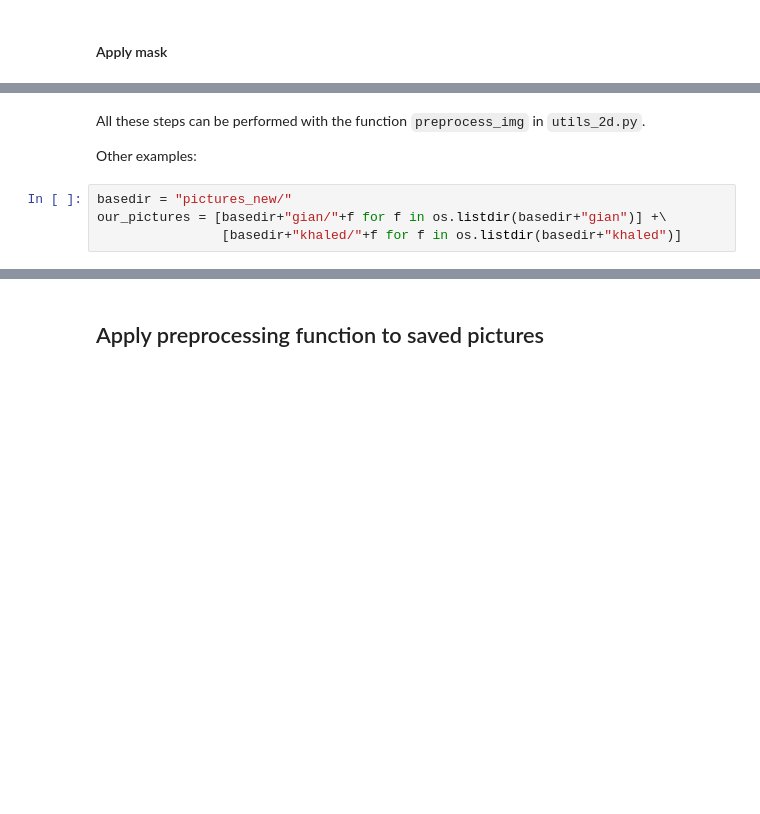
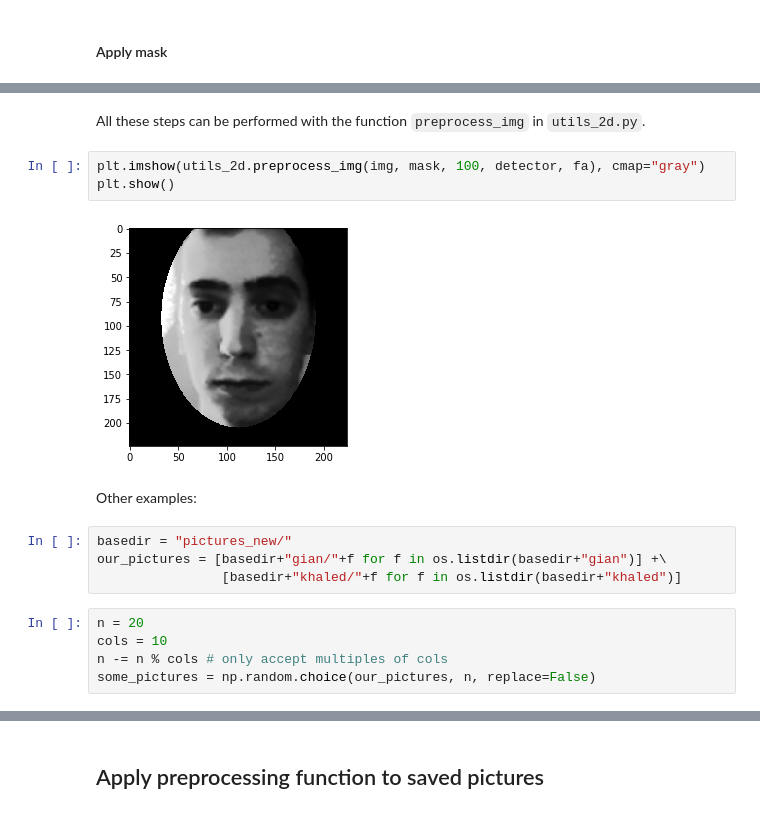
Before and after one commit to GianCarloMilanese/dsim_project, a Jupyter notebook: Images/1_preprocess_pictures.ipynb, the cells around one changed output, grey strips where cells are left out. Saved outputs shown, nothing was run; the diff lists cells and outputs as text; blank space fills up the shorter version.

Commit message:
Change preprocessing steps order

```diff
--- a/Images/1_preprocess_pictures.ipynb
+++ b/Images/1_preprocess_pictures.ipynb
@@ -102,9 +102,19 @@ plt.show()
 # %% [markdown]
 All these steps can be performed with the function `preprocess_img` in `utils_2d.py`.
-
-Other examples:
+# %%
+plt.imshow(utils_2d.preprocess_img(img, mask, 100, detector, fa), cmap="gray")
+plt.show()
+# %% [output]
+[figure, added]
+# %% [markdown]
+Other examples:
 # %%
 basedir = "pictures_new/"
 our_pictures = [basedir+"gian/"+f for f in os.listdir(basedir+"gian")] +\
                 [basedir+"khaled/"+f for f in os.listdir(basedir+"khaled")]
+# %%
+n = 20
+cols = 10
+n -= n % cols # only accept multiples of cols
+some_pictures = np.random.choice(our_pictures, n, replace=False)
 # %%
```
Also changed, not shown: parts of 12 cells of this notebook, 3 other files.
